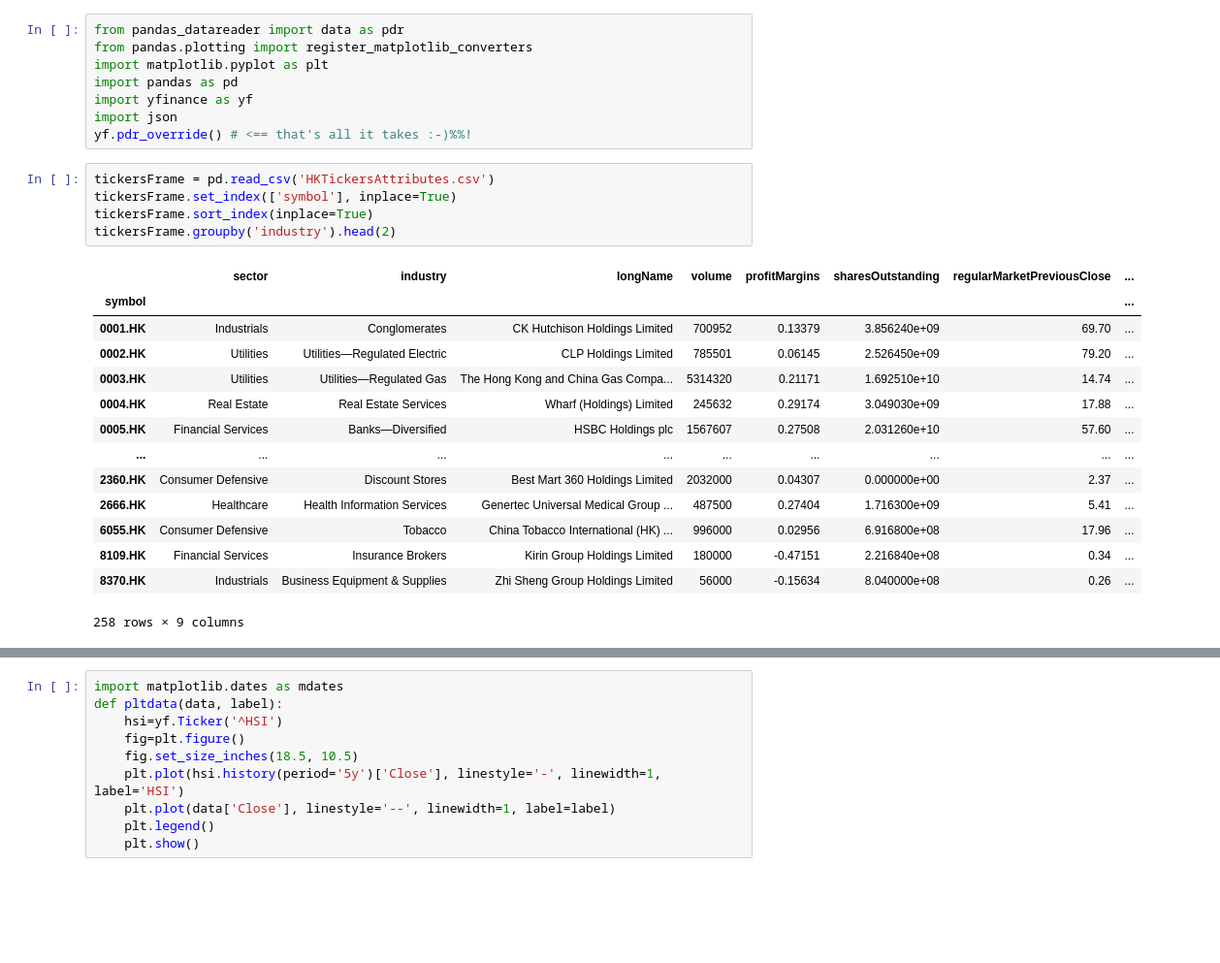
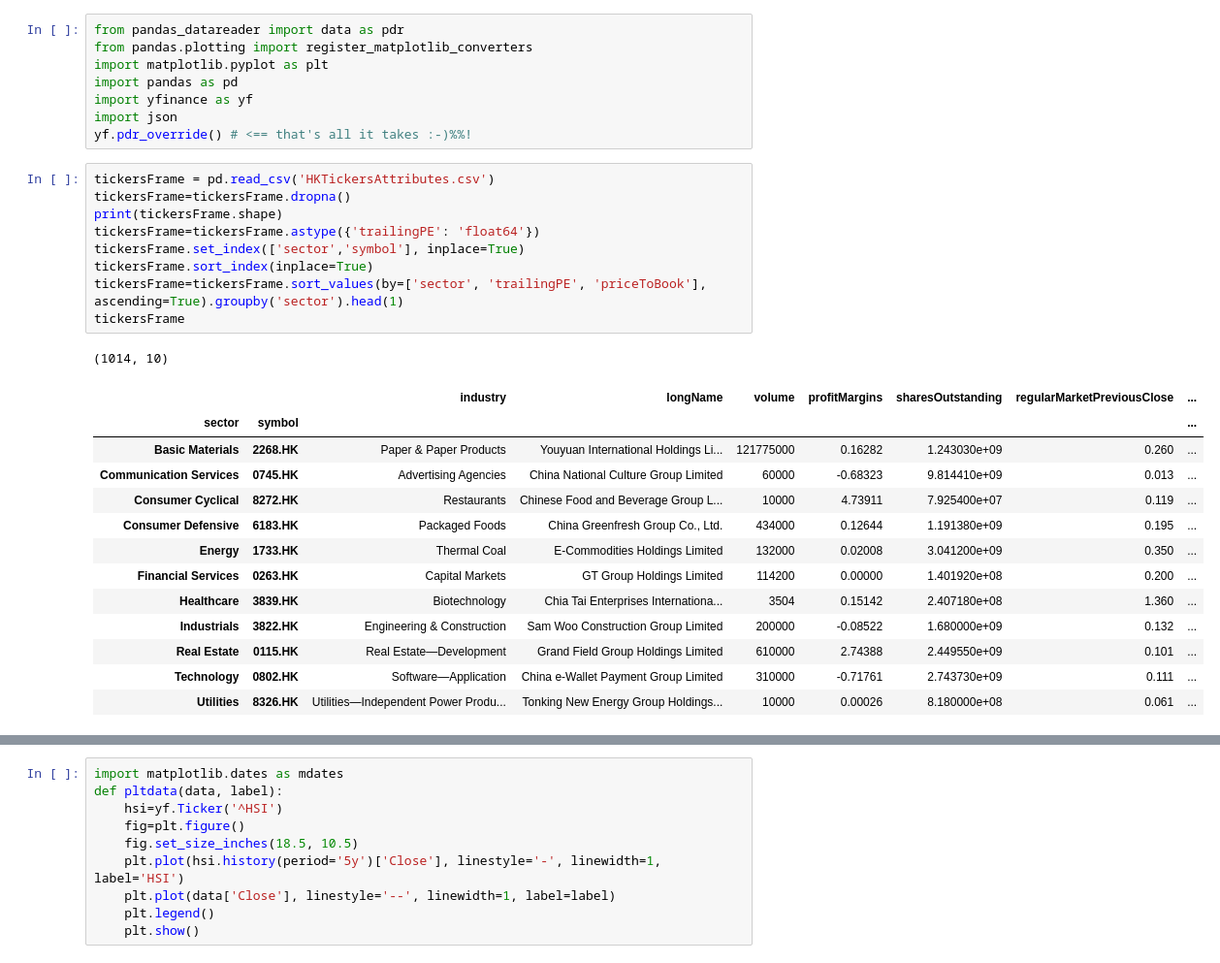
Before and after one commit to mb95506/CISC7201Project, a Jupyter notebook: sample_plot.ipynb, the cells around one changed output, grey strips where cells are left out. Shown at 97% size. Drawn from its saved outputs; the diff is of its cells as text; blank space fills up the shorter version.

```diff
--- a/sample_plot.ipynb
+++ b/sample_plot.ipynb
@@ -8,21 +8,25 @@ import json
 yf.pdr_override() # <== that's all it takes :-)%%!
 # %%
 tickersFrame = pd.read_csv('HKTickersAttributes.csv')
-tickersFrame.set_index(['symbol'], inplace=True)
+tickersFrame=tickersFrame.dropna()
+print(tickersFrame.shape)
+tickersFrame=tickersFrame.astype({'trailingPE': 'float64'})
+tickersFrame.set_index(['sector','symbol'], inplace=True)
 tickersFrame.sort_index(inplace=True)
-tickersFrame.groupby('industry').head(2)
+tickersFrame=tickersFrame.sort_values(by=['sector', 'trailingPE', 'priceToBook'], ascending=True).groupby('sector').head(1)
+tickersFrame
 # %% [output]
+(1014, 10)
-|  | sector | industry | longName | volume | profitMargins | sharesOutstanding | regularMarketPreviousClose | ... |
-| symbol |  |  |  |  |  |  |  | ... |
-| 0001.HK | Industrials | Conglomerates | CK Hutchison Holdings Limited | 700952 | 0.13379 | 3.856240e+09 | 69.70 | ... |
-| 0002.HK | Utilities | Utilities—Regulated Electric | CLP Holdings Limited | 785501 | 0.06145 | 2.526450e+09 | 79.20 | ... |
-| 0003.HK | Utilities | Utilities—Regulated Gas | The Hong Kong and China Gas Compa... | 5314320 | 0.21171 | 1.692510e+10 | 14.74 | ... |
-| 0004.HK | Real Estate | Real Estate Services | Wharf (Holdings) Limited | 245632 | 0.29174 | 3.049030e+09 | 17.88 | ... |
-| 0005.HK | Financial Services | Banks—Diversified | HSBC Holdings plc | 1567607 | 0.27508 | 2.031260e+10 | 57.60 | ... |
-| ... | ... | ... | ... | ... | ... | ... | ... | ... |
-| 2360.HK | Consumer Defensive | Discount Stores | Best Mart 360 Holdings Limited | 2032000 | 0.04307 | 0.000000e+00 | 2.37 | ... |
-| 2666.HK | Healthcare | Health Information Services | Genertec Universal Medical Group ... | 487500 | 0.27404 | 1.716300e+09 | 5.41 | ... |
-| 6055.HK | Consumer Defensive | Tobacco | China Tobacco International (HK) ... | 996000 | 0.02956 | 6.916800e+08 | 17.96 | ... |
-| 8109.HK | Financial Services | Insurance Brokers | Kirin Group Holdings Limited | 180000 | -0.47151 | 2.216840e+08 | 0.34 | ... |
-| 8370.HK | Industrials | Business Equipment & Supplies | Zhi Sheng Group Holdings Limited | 56000 | -0.15634 | 8.040000e+08 | 0.26 | ... |
+|  |  | industry | longName | volume | profitMargins | sharesOutstanding | regularMarketPreviousClose | ... |
+| sector | symbol |  |  |  |  |  |  | ... |
+| Basic Materials | 2268.HK | Paper & Paper Products | Youyuan International Holdings Li... | 121775000 | 0.16282 | 1.243030e+09 | 0.260 | ... |
+| Communication Services | 0745.HK | Advertising Agencies | China National Culture Group Limited | 60000 | -0.68323 | 9.814410e+09 | 0.013 | ... |
+| Consumer Cyclical | 8272.HK | Restaurants | Chinese Food and Beverage Group L... | 10000 | 4.73911 | 7.925400e+07 | 0.119 | ... |
+| Consumer Defensive | 6183.HK | Packaged Foods | China Greenfresh Group Co., Ltd. | 434000 | 0.12644 | 1.191380e+09 | 0.195 | ... |
+| Energy | 1733.HK | Thermal Coal | E-Commodities Holdings Limited | 132000 | 0.02008 | 3.041200e+09 | 0.350 | ... |
+| Financial Services | 0263.HK | Capital Markets | GT Group Holdings Limited | 114200 | 0.00000 | 1.401920e+08 | 0.200 | ... |
+| Healthcare | 3839.HK | Biotechnology | Chia Tai Enterprises Internationa... | 3504 | 0.15142 | 2.407180e+08 | 1.360 | ... |
+| Industrials | 3822.HK | Engineering & Construction | Sam Woo Construction Group Limited | 200000 | -0.08522 | 1.680000e+09 | 0.132 | ... |
+| Real Estate | 0115.HK | Real Estate—Development | Grand Field Group Holdings Limited | 610000 | 2.74388 | 2.449550e+09 | 0.101 | ... |
+| Technology | 0802.HK | Software—Application | China e-Wallet Payment Group Limited | 310000 | -0.71761 | 2.743730e+09 | 0.111 | ... |
+| Utilities | 8326.HK | Utilities—Independent Power Produ... | Tonking New Energy Group Holdings... | 10000 | 0.00026 | 8.180000e+08 | 0.061 | ... |
-258 rows × 9 columns
```
Also changed, not shown: parts of 3 cells of this notebook.
